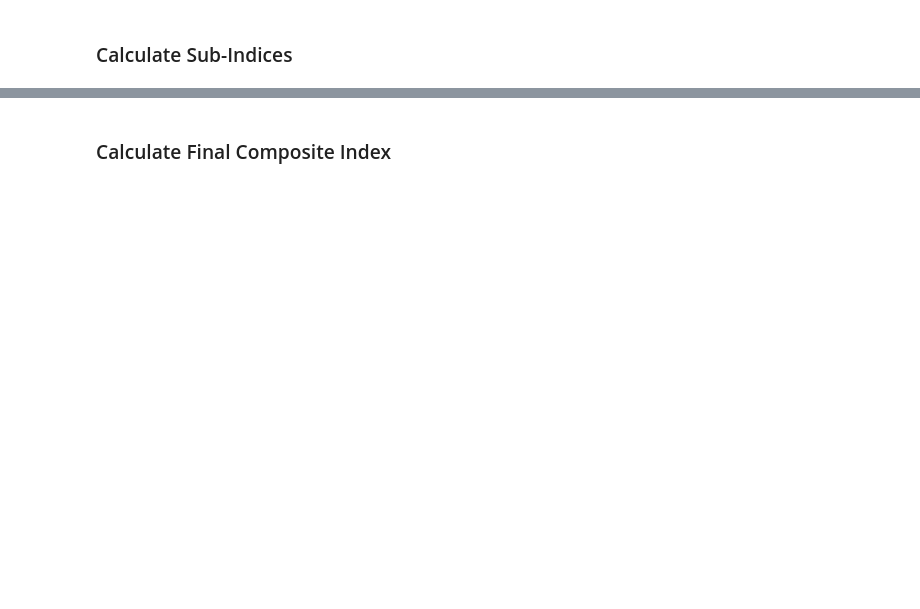
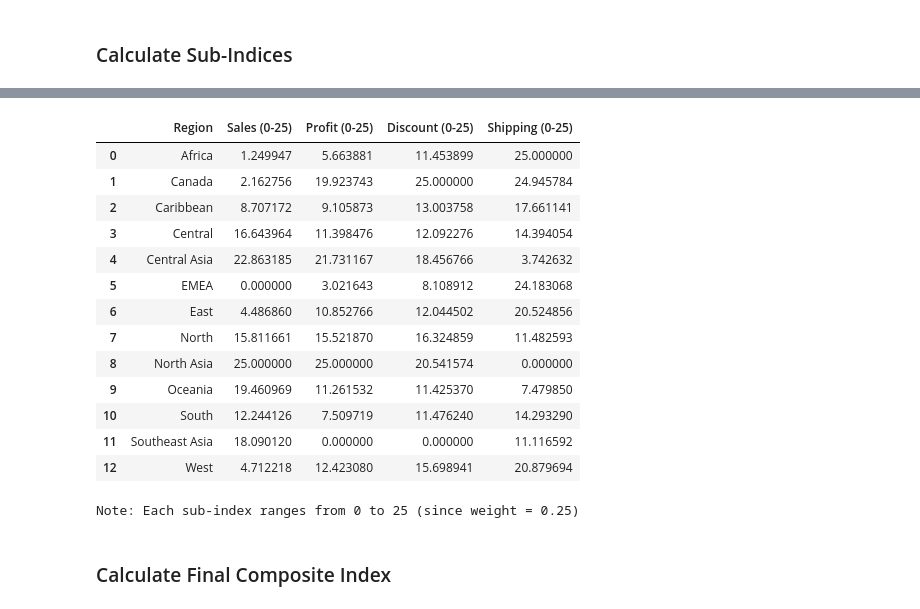
Before and after one commit to HaroldasT2/Data_Analysis_and_Visualisation_CA1, a Jupyter notebook: Indicator_analysis.ipynb, the cells around one changed output, grey strips where cells are left out. Saved outputs shown, nothing was run; the diff lists cells and outputs as text; code cells hidden in the pictures; blank space fills up the shorter version.

```diff
--- a/Indicator_analysis.ipynb
+++ b/Indicator_analysis.ipynb
@@ -1585,2 +1593,21 @@ The normalization has created a unified measurement framework:
 # %% [markdown]
 ### Assign Weights
+# %%
+# Weighting Strategy:
+# Equal weights (25% each)
+
+
+
+print("WEIGHTING SCHEME")
+print("=" * 60)
+
+weights = {
+    'sales': 0.25,
+    'profit': 0.25,
+    'discount': 0.25,
+    'shipping_cost': 0.25
+}
+
+print("\nEqual Weighting (25% each):")
+for indicator, weight in weights.items():
+    print(f"  {indicator}: {weight*100:.0f}%")
@@ -1587,2 +1639,41 @@ The normalization has created a unified measurement framework:
 # %% [markdown]
 ### Calculate Sub-Indices
+# %%
+# Sub-indices are the weighted normalized scores
+# Since it's equal weights (0.25 each), sub-indices = normalized scores × 0.25
+
+print("CALCULATING SUB-INDICES")
+print("=" * 60)
+
+# Create sub-index columns (weighted normalized scores)
+regional_data_normalized['sales_subindex'] = regional_data_normalized['sales_norm'] * weights['sales']
+regional_data_normalized['profit_subindex'] = regional_data_normalized['profit_norm'] * weights['profit']
+regional_data_normalized['discount_subindex'] = regional_data_normalized['discount_norm'] * weights['discount']
+regional_data_normalized['shipping_cost_subindex'] = regional_data_normalized['shipping_cost_norm'] * weights['shipping_cost']
+
+print("\nSub-indices calculated (normalized score × weight):")
+print("  sales_subindex = sales_norm × 0.25")
+print("  profit_subindex = profit_norm × 0.25")
+print("  discount_subindex = discount_norm × 0.25")
+print("  shipping_cost_subindex = shipping_cost_norm × 0.25")
+
+# Display sub-indices for all regions
+subindex_df = regional_data_normalized[[
+    'region',
+    'sales_subindex',
+    'profit_subindex',
+    'discount_subindex',
+    'shipping_cost_subindex'
+]].copy()
+
+# Sort by region
+subindex_df = subindex_df.sort_values('region')
+subindex_df.columns = ['Region', 'Sales (0-25)', 'Profit (0-25)', 'Discount (0-25)', 'Shipping (0-25)']
+
+print("\n" + "=" * 60)
+print("SUB-INDICES BY REGION (0-25 scale)")
+print("=" * 60)
+display(subindex_df)
+
+print("\nNote: Each sub-index ranges from 0 to 25 (since weight = 0.25)")
+# %% [output]
@@ -1589,2 +1692,17 @@ The normalization has created a unified measurement framework:
+|  | Region | Sales (0-25) | Profit (0-25) | Discount (0-25) | Shipping (0-25) |
+| 0 | Africa | 1.249947 | 5.663881 | 11.453899 | 25.000000 |
+| 1 | Canada | 2.162756 | 19.923743 | 25.000000 | 24.945784 |
+| 2 | Caribbean | 8.707172 | 9.105873 | 13.003758 | 17.661141 |
+| 3 | Central | 16.643964 | 11.398476 | 12.092276 | 14.394054 |
+| 4 | Central Asia | 22.863185 | 21.731167 | 18.456766 | 3.742632 |
+| 5 | EMEA | 0.000000 | 3.021643 | 8.108912 | 24.183068 |
+| 6 | East | 4.486860 | 10.852766 | 12.044502 | 20.524856 |
+| 7 | North | 15.811661 | 15.521870 | 16.324859 | 11.482593 |
+| 8 | North Asia | 25.000000 | 25.000000 | 20.541574 | 0.000000 |
+| 9 | Oceania | 19.460969 | 11.261532 | 11.425370 | 7.479850 |
+| 10 | South | 12.244126 | 7.509719 | 11.476240 | 14.293290 |
+| 11 | Southeast Asia | 18.090120 | 0.000000 | 0.000000 | 11.116592 |
+| 12 | West | 4.712218 | 12.423080 | 15.698941 | 20.879694 |
+Note: Each sub-index ranges from 0 to 25 (since weight = 0.25)
 # %% [markdown]
 ### Calculate Final Composite Index
```
Also changed, not shown: parts of 7 cells of this notebook.
